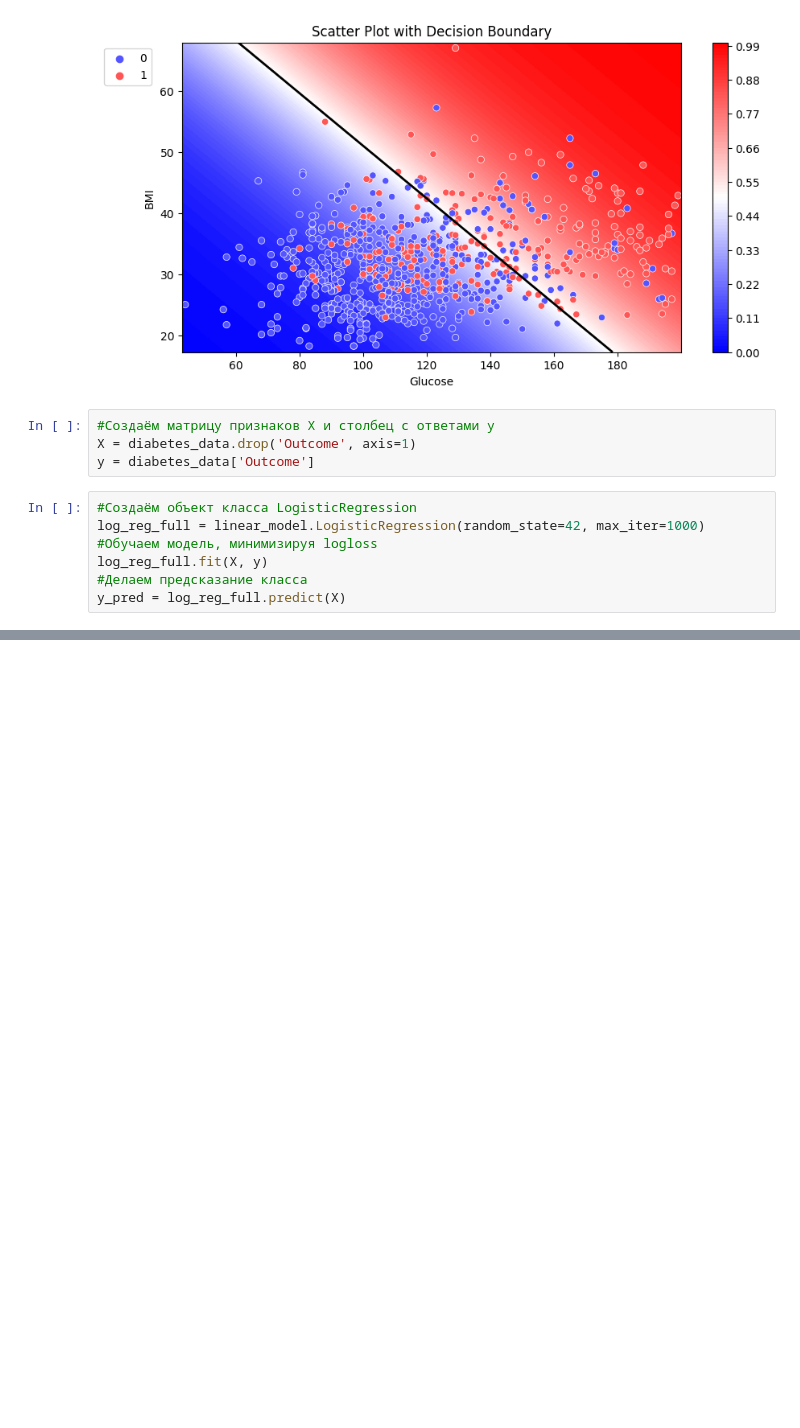
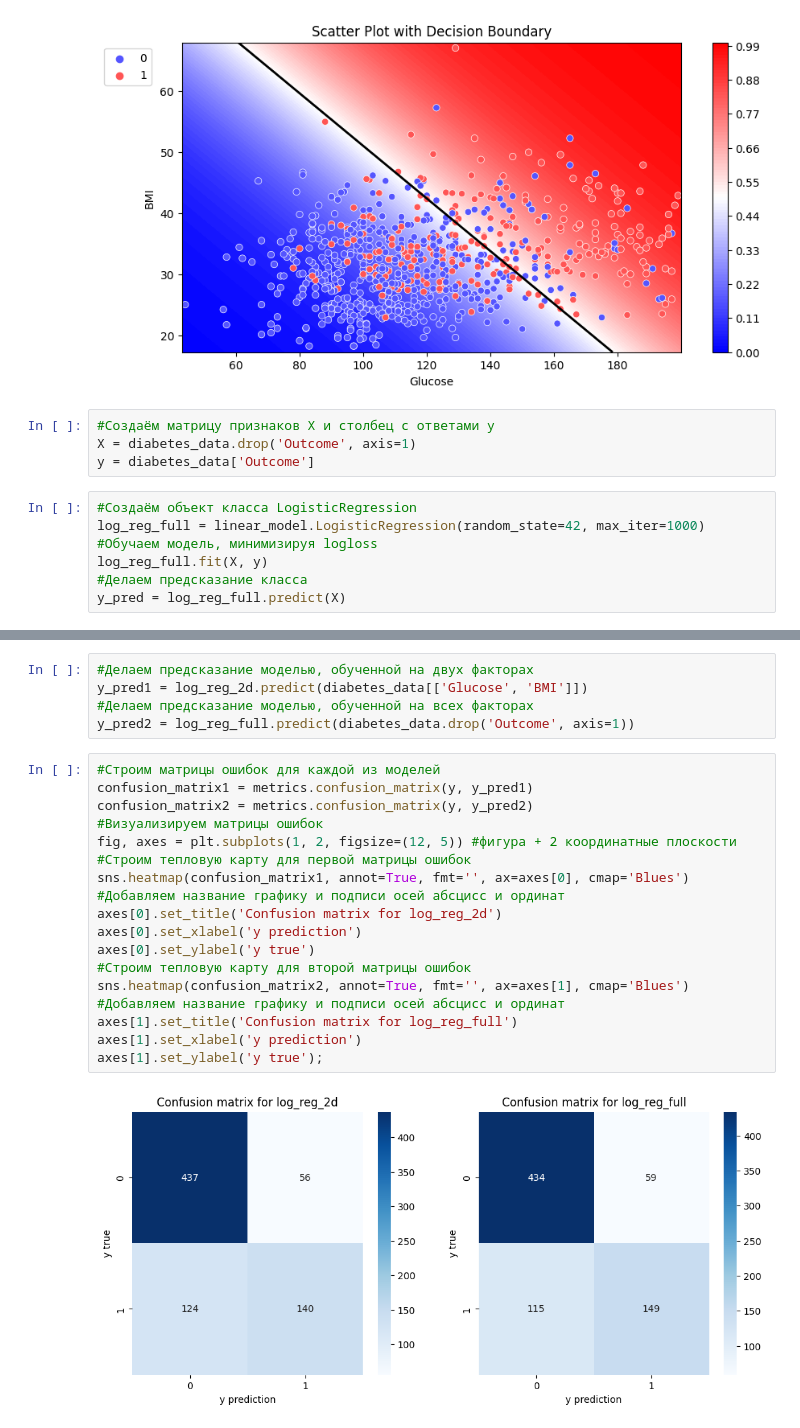
Before and after one commit to sergioschadenko/sf_data_science, a Jupyter notebook: ML_3_classification/logistic_regression.ipynb, the cells around one changed output, grey strips where cells are left out. Saved outputs shown, nothing was run; the diff lists cells and outputs as text; blank space fills up the shorter version.

Commit message:
metrics

```diff
--- a/ML_3_classification/logistic_regression.ipynb
+++ b/ML_3_classification/logistic_regression.ipynb
@@ -131,3 +132,28 @@ X_temp.tail()
 | 754 | 10 | 101.0 | 86.0 | 37.0 | 45.6 | 1.136 | 38 | ... |
 | 755 | 0 | 141.0 | 72.0 | 29.0 | 42.4 | 0.205 | 29 | ... |
 | 756 | 0 | 125.0 | 96.0 | 29.0 | 22.5 | 0.262 | 21 | ... |
+# %%
+#Делаем предсказание моделью, обученной на двух факторах
+y_pred1 = log_reg_2d.predict(diabetes_data[['Glucose', 'BMI']])
+#Делаем предсказание моделью, обученной на всех факторах
+y_pred2 = log_reg_full.predict(diabetes_data.drop('Outcome', axis=1))
+# %%
+#Строим матрицы ошибок для каждой из моделей
+confusion_matrix1 = metrics.confusion_matrix(y, y_pred1)
+confusion_matrix2 = metrics.confusion_matrix(y, y_pred2)
+#Визуализируем матрицы ошибок
+fig, axes = plt.subplots(1, 2, figsize=(12, 5)) #фигура + 2 координатные плоскости
+#Строим тепловую карту для первой матрицы ошибок
+sns.heatmap(confusion_matrix1, annot=True, fmt='', ax=axes[0], cmap='Blues')
+#Добавляем название графику и подписи осей абсцисс и ординат
+axes[0].set_title('Confusion matrix for log_reg_2d')
+axes[0].set_xlabel('y prediction')
+axes[0].set_ylabel('y true')
+#Строим тепловую карту для второй матрицы ошибок
+sns.heatmap(confusion_matrix2, annot=True, fmt='', ax=axes[1], cmap='Blues')
+#Добавляем название графику и подписи осей абсцисс и ординат
+axes[1].set_title('Confusion matrix for log_reg_full')
+axes[1].set_xlabel('y prediction')
+axes[1].set_ylabel('y true');
+# %% [output]
+[figure, added]
```
Also changed, not shown: parts of 15 cells of this notebook, 1 other file.
